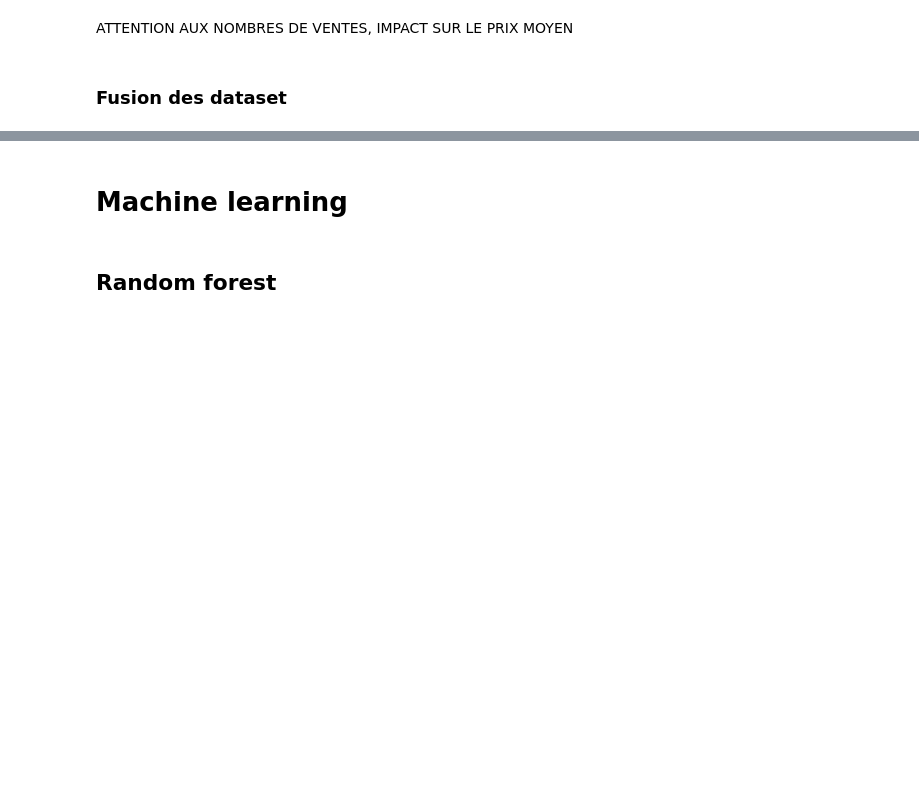
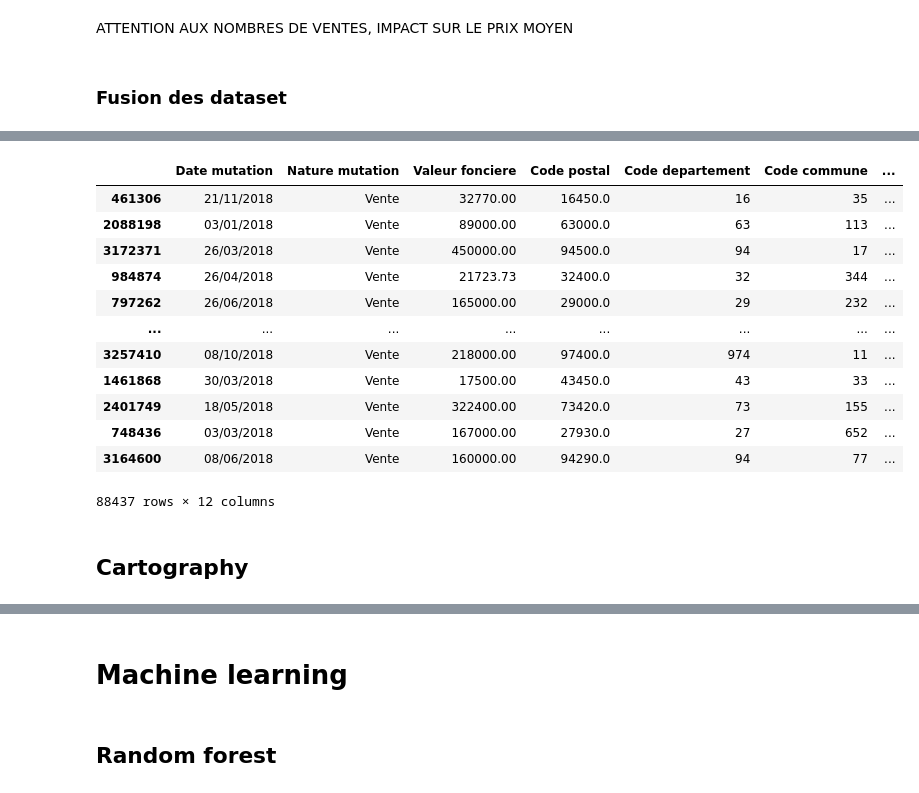
Before and after one commit to Ndeyefatou8/Machine_Learning, a Jupyter notebook: Rapport Analyse.ipynb, the cells around one changed output, grey strips where cells are left out. Saved outputs shown, nothing was run; the diff lists cells and outputs as text; code cells hidden in the pictures; blank space fills up the shorter version.

```diff
--- a/Rapport Analyse.ipynb
+++ b/Rapport Analyse.ipynb
@@ -219,0 +350,25 @@ d_prix_mcarré.drop()
+# %%
+#Creation de variable pour la fusion (Code insee)
+
+def f(x,y):
+    return x + y.zfill(3)
+
+df['Code_insee'] = df['Code departement'].astype(str) + df['Code commune'].astype(str).str.zfill(3)
+
+df
+# %% [output]
+|  | Date mutation | Nature mutation | Valeur fonciere | Code postal | Code departement | Code commune | ... |
+| 461306 | 21/11/2018 | Vente | 32770.00 | 16450.0 | 16 | 35 | ... |
+| 2088198 | 03/01/2018 | Vente | 89000.00 | 63000.0 | 63 | 113 | ... |
+| 3172371 | 26/03/2018 | Vente | 450000.00 | 94500.0 | 94 | 17 | ... |
+| 984874 | 26/04/2018 | Vente | 21723.73 | 32400.0 | 32 | 344 | ... |
+| 797262 | 26/06/2018 | Vente | 165000.00 | 29000.0 | 29 | 232 | ... |
+| ... | ... | ... | ... | ... | ... | ... | ... |
+| 3257410 | 08/10/2018 | Vente | 218000.00 | 97400.0 | 974 | 11 | ... |
+| 1461868 | 30/03/2018 | Vente | 17500.00 | 43450.0 | 43 | 33 | ... |
+| 2401749 | 18/05/2018 | Vente | 322400.00 | 73420.0 | 73 | 155 | ... |
+| 748436 | 03/03/2018 | Vente | 167000.00 | 27930.0 | 27 | 652 | ... |
+| 3164600 | 08/06/2018 | Vente | 160000.00 | 94290.0 | 94 | 77 | ... |
+88437 rows × 12 columns
+# %% [markdown]
+## Cartography
```
Also changed, not shown: parts of 37 cells of this notebook, 1 other file.
